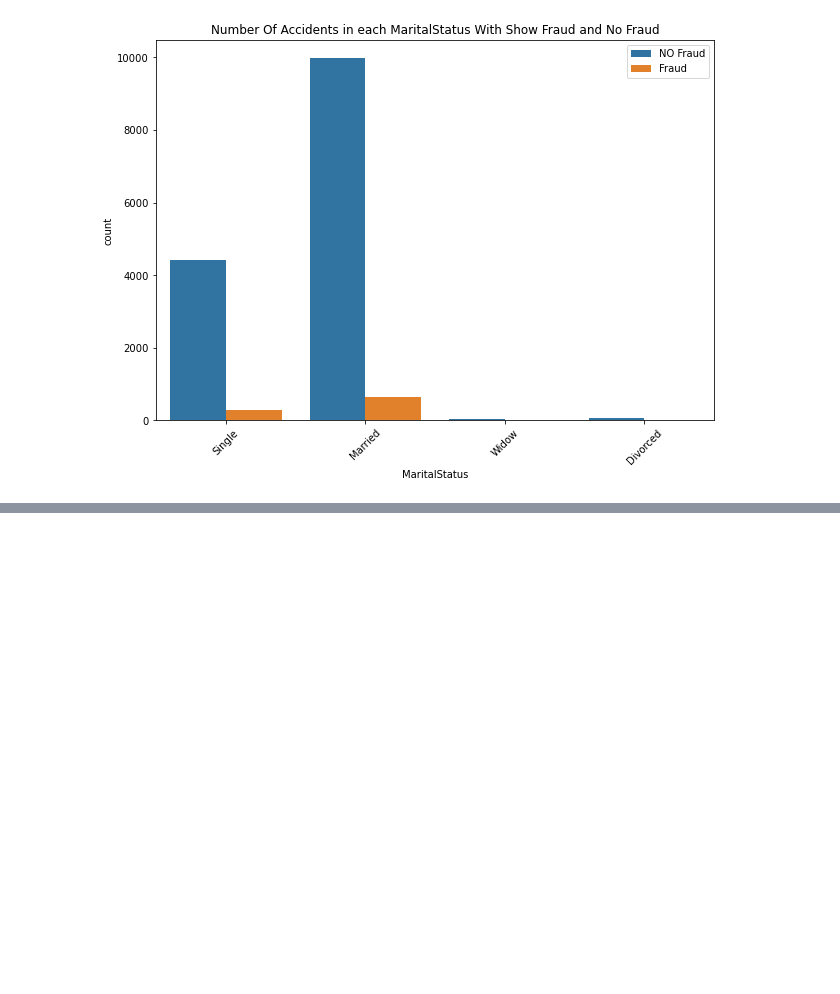
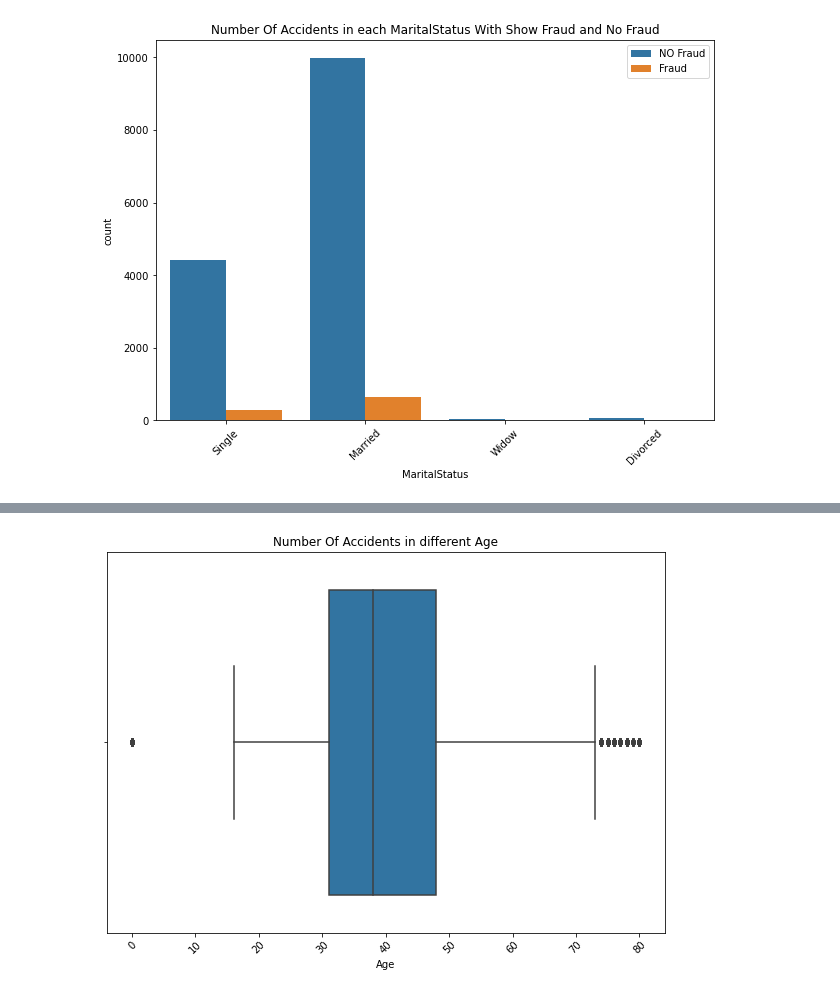
Before and after one commit to MohammadRouintan/Vehicle-Insurance-Claim-Fraud-Detection-Classification, a Jupyter notebook: Vehicle Insurance.ipynb, the cells around one changed output, grey strips where cells are left out. Saved outputs shown, nothing was run; the diff lists cells and outputs as text; code cells hidden in the pictures; blank space fills up the shorter version.

```diff
--- a/Vehicle Insurance.ipynb
+++ b/Vehicle Insurance.ipynb
@@ -740,0 +770,8 @@ plt.show()
+# %%
+plt.figure(figsize=(10, 7))
+sns.boxplot(x=vic['Age'])
+plt.title('Number Of Accidents in different Age')
+plt.xticks(rotation=45)
+plt.show()
+# %% [output]
+[figure, added]
```
Also changed, not shown: parts of 4 cells of this notebook.
